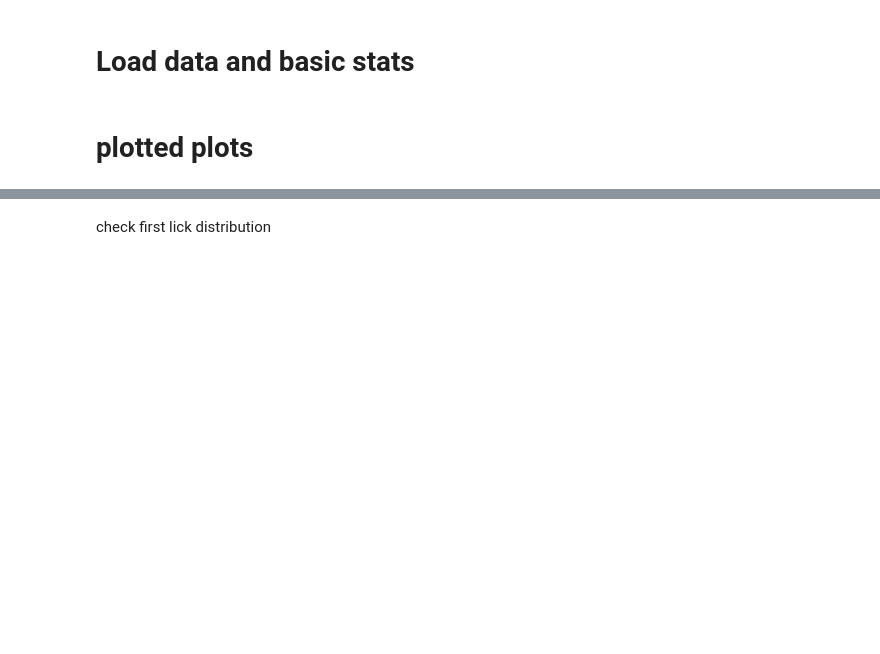
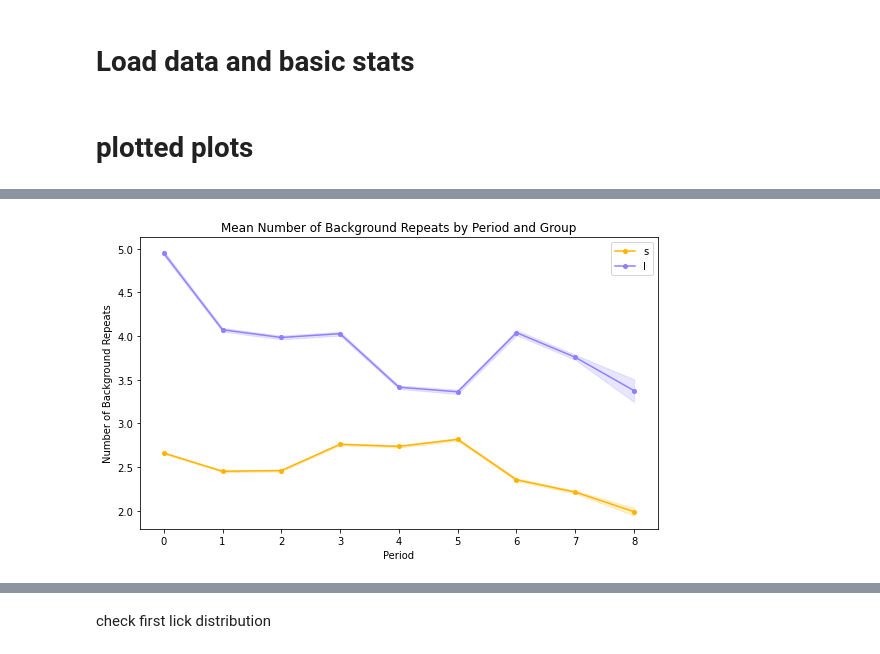
Before and after one commit to rebz444/luckycharm, a Jupyter notebook: timing_analysis.ipynb, the cells around one changed output, grey strips where cells are left out. Cells and saved outputs as stored; diff of their text form; code cells hidden in the pictures; blank space fills up the shorter version.

```diff
--- a/timing_analysis.ipynb
+++ b/timing_analysis.ipynb
@@ -350,34 +216,47 @@ plt.savefig(os.path.join(figure_folder, "proportion_good_trials_by_period_and_gr
 # %%
-x_period = []
-mean_bg_repeat_s = []
-mean_bg_repeat_l = []
-err_bg_repeat_s = []
-err_bg_repeat_l = []
+# Compute mean and standard error for bg_repeats by period and group in a single step
+summary = (
+    bg_vs_tw.groupby(['period', 'group'])['bg_repeats']
+    .agg(['mean', 'count', 'std'])
+    .reset_index()
+    .pivot(index='period', columns='group')
+)
 
-for p, period_data in bg_vs_tw_by_period:
-    x_period.append(p)
-    for group, y_list, err_list in zip(['s', 'l'], [mean_bg_repeat_s, mean_bg_repeat_l], [err_bg_repeat_s, err_bg_repeat_l]):
-        group_data = period_data[period_data['group'] == group]
-        mean_bg_repeat = group_data['bg_repeats'].mean()
-        se = group_data['bg_repeats'].std() / np.sqrt(len(group_data))
-        y_list.append(mean_bg_repeat)
-        err_list.append(se)
+x_period = summary.index.values
+mean_bg_repeat_s = summary['mean']['s'].values
+mean_bg_repeat_l = summary['mean']['l'].values
+err_bg_repeat_s = summary['std']['s'].values / np.sqrt(summary['count']['s'].values)
+err_bg_repeat_l = summary['std']['l'].values / np.sqrt(summary['count']['l'].values)
 
 plt.figure(figsize=(8, 5))
-plt.errorbar(
-    x_period, mean_bg_repeat_s, yerr=err_bg_repeat_s, label='s', color=custom_palette['s'],
-    marker='o', capsize=4, markersize=4
+plt.plot(
+    x_period, mean_bg_repeat_s, label='s', color=custom_palette['s'],
+    marker='o', markersize=4
 )
-plt.errorbar(
-    x_period, mean_bg_repeat_l, yerr=err_bg_repeat_l, label='l', color=custom_palette['l'],
-    marker='o', capsize=4, markersize=4
+plt.fill_between(
+    x_period,
+    mean_bg_repeat_s - err_bg_repeat_s,
+    mean_bg_repeat_s + err_bg_repeat_s,
+    color=custom_palette['s'], alpha=0.2
+)
+plt.plot(
+    x_period, mean_bg_repeat_l, label='l', color=custom_palette['l'],
+    marker='o', markersize=4
+)
+plt.fill_between(
+    x_period,
+    mean_bg_repeat_l - err_bg_repeat_l,
+    mean_bg_repeat_l + err_bg_repeat_l,
+    color=custom_palette['l'], alpha=0.2
 )
 plt.xlabel('Period')
 plt.ylabel('Number of Background Repeats')
 plt.title('Mean Number of Background Repeats by Period and Group')
 plt.legend()
 plt.tight_layout()
 plt.savefig(os.path.join(figure_folder, "mean_bg_repeats_by_period_and_group.png"))
+# %% [output]
+[figure, added]
 # %%
 x_period = []
 mean_drawn_over_len_s = []
```
Also changed, not shown: parts of 50 cells of this notebook, 4 other files.
